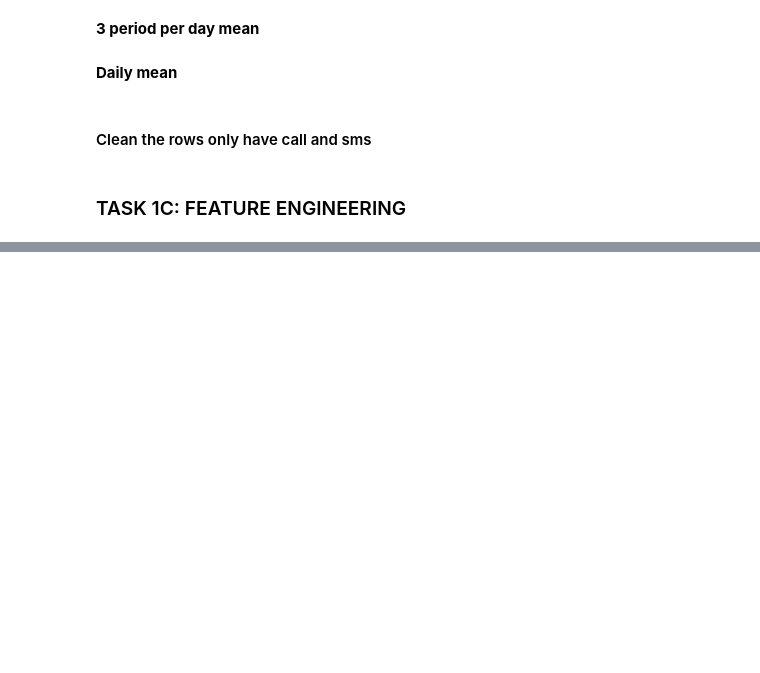
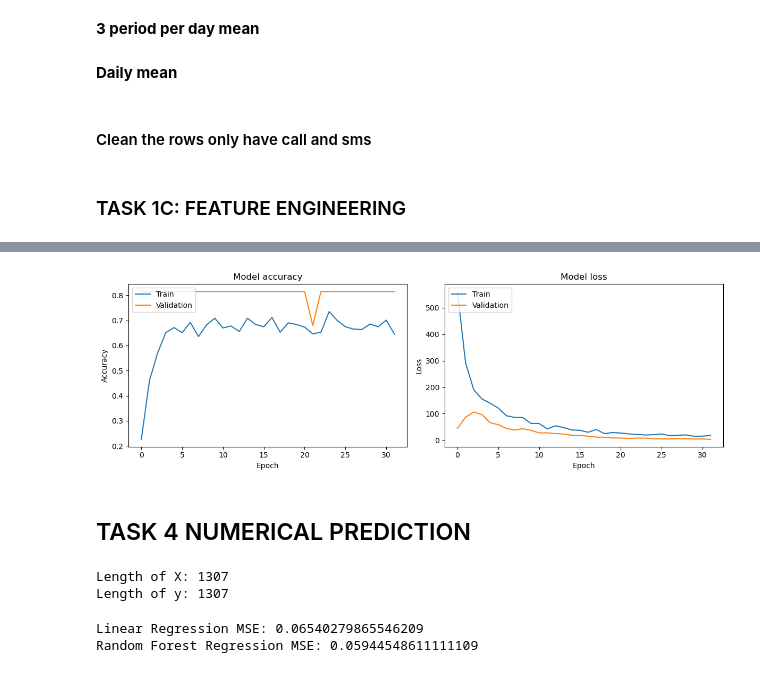
Before and after one commit to dingminglll/Data-Mining, a Jupyter notebook: Assignment1/Assignment1.ipynb, the cells around one changed output, grey strips where cells are left out. Drawn from its saved outputs; the diff is of its cells as text; code cells hidden in the pictures; blank space fills up the shorter version.

```diff
--- a/Assignment1/Assignment1.ipynb
+++ b/Assignment1/Assignment1.ipynb
@@ -364,0 +532,57 @@ data.to_csv('dataset/cleaned_data.csv', index=False)
+# %%
+import matplotlib.pyplot as plt
+
+# Plot training & validation accuracy values
+plt.figure(figsize=(12, 4))
+plt.subplot(1, 2, 1)
+plt.plot(history.history['accuracy'])
+plt.plot(history.history['val_accuracy'])
+plt.title('Model accuracy')
+plt.ylabel('Accuracy')
+plt.xlabel('Epoch')
+plt.legend(['Train', 'Validation'], loc='upper left')
+
+# Plot training & validation loss values
+plt.subplot(1, 2, 2)
+plt.plot(history.history['loss'])
+plt.plot(history.history['val_loss'])
+plt.title('Model loss')
+plt.ylabel('Loss')
+plt.xlabel('Epoch')
+plt.legend(['Train', 'Validation'], loc='upper left')
+
+plt.tight_layout()
+plt.show()
+# %% [output]
+[figure, added]
+# %% [markdown]
+## TASK 4 NUMERICAL PREDICTION
+# %%
+print(f'Length of X: {len(X)}')
+print(f'Length of y: {len(Y)}')
+# %% [output]
+Length of X: 1307
+Length of y: 1307
+# %%
+from sklearn.linear_model import LinearRegression
+from sklearn.ensemble import RandomForestRegressor
+from sklearn.model_selection import train_test_split
+from sklearn.metrics import mean_squared_error
+
+# Assume X and y are your features and target respectively
+X_train, X_test, y_train, y_test = train_test_split(X, Y, test_size=0.33, random_state=42)
+
+# Linear Regression
+lr = LinearRegression()
+lr.fit(X_train, y_train)
+predictions = lr.predict(X_test)
+print(f'Linear Regression MSE: {mean_squared_error(y_test, predictions)}')
+
+# Random Forest Regression
+rf = RandomForestRegressor()
+rf.fit(X_train, y_train)
+predictions = rf.predict(X_test)
+print(f'Random Forest Regression MSE: {mean_squared_error(y_test, predictions)}')
+# %% [output]
+Linear Regression MSE: 0.06540279865546209
+Random Forest Regression MSE: 0.05944548611111109
```
Also changed, not shown: parts of 9 cells of this notebook.
